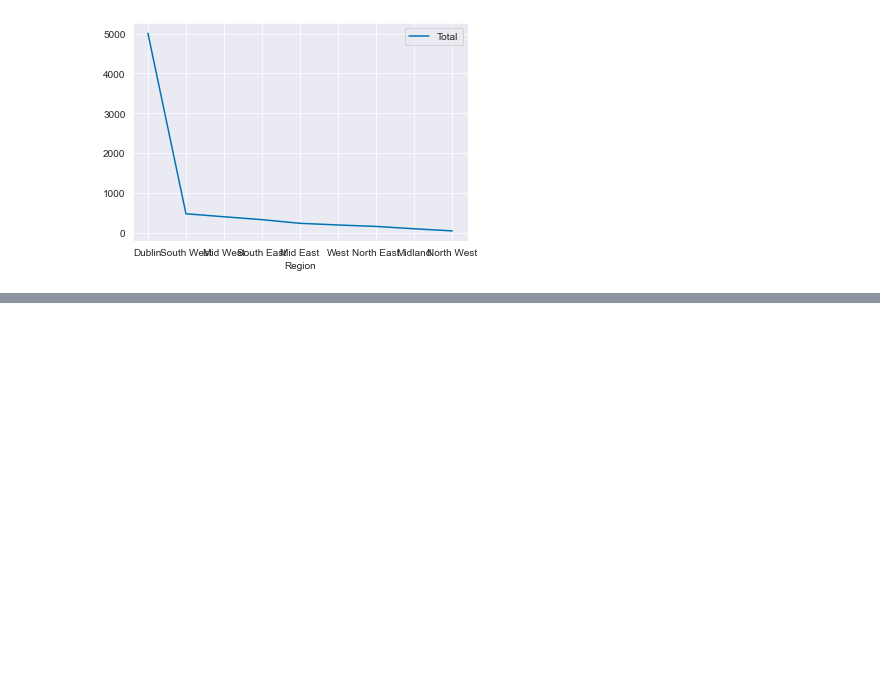
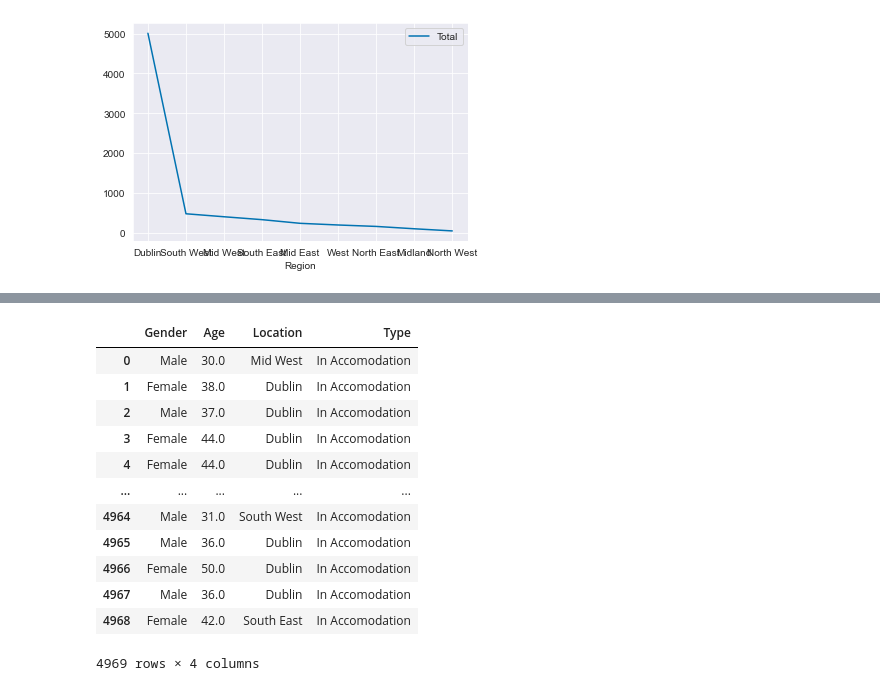
Before and after one commit to dconn20/Prog.D.A---Project, a Jupyter notebook: Prog.D.A - Project.ipynb, the cells around one changed output, grey strips where cells are left out. Cells and saved outputs as stored; diff of their text form; code cells hidden in the pictures; blank space fills up the shorter version.

Commit message:
Accomodation type added

```diff
--- a/Prog.D.A - Project.ipynb
+++ b/Prog.D.A - Project.ipynb
@@ -260,0 +318,24 @@ SyntaxError: invalid syntax (<ipython-input-73-0e730641588b>, line 3)
+# %%
+type = ['In Accomodation', 'Sleeping Rough']
+
+for idx, val in enumerate(df.itertuples()):
+    if df.Gender[idx] == "Male":
+            df.loc[idx, 'Type'] = np.random.choice(type, p=[0.9740, 0.0260])
+    elif df.Gender[idx] == "Female":
+            df.loc[idx, 'Type'] = np.random.choice(type, p=[0.9934, 0.0066])
+# %%
+df
+# %% [output]
+|  | Gender | Age | Location | Type |
+| 0 | Male | 30.0 | Mid West | In Accomodation |
+| 1 | Female | 38.0 | Dublin | In Accomodation |
+| 2 | Male | 37.0 | Dublin | In Accomodation |
+| 3 | Female | 44.0 | Dublin | In Accomodation |
+| 4 | Female | 44.0 | Dublin | In Accomodation |
+| ... | ... | ... | ... | ... |
+| 4964 | Male | 31.0 | South West | In Accomodation |
+| 4965 | Male | 36.0 | Dublin | In Accomodation |
+| 4966 | Female | 50.0 | Dublin | In Accomodation |
+| 4967 | Male | 36.0 | Dublin | In Accomodation |
+| 4968 | Female | 42.0 | South East | In Accomodation |
+4969 rows × 4 columns
```
Also changed, not shown: parts of 7 cells of this notebook.
